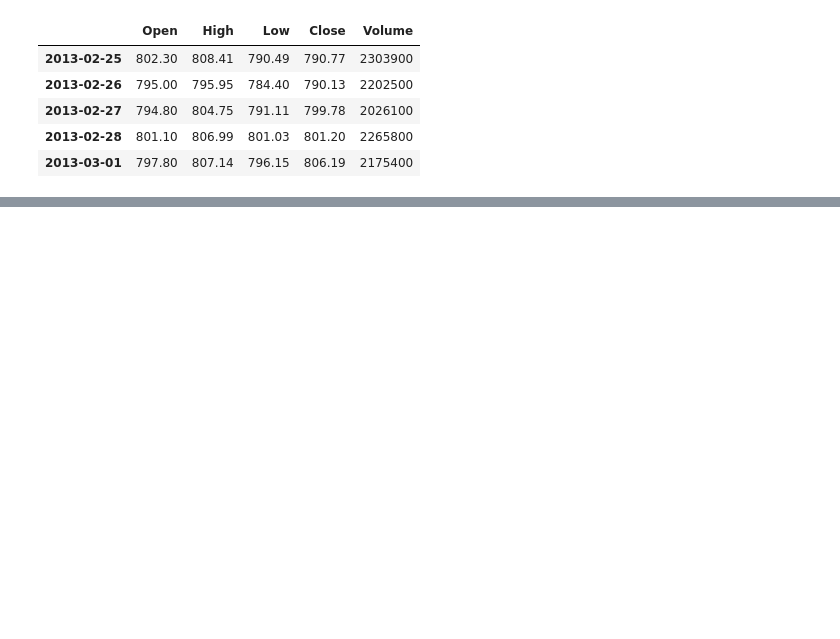
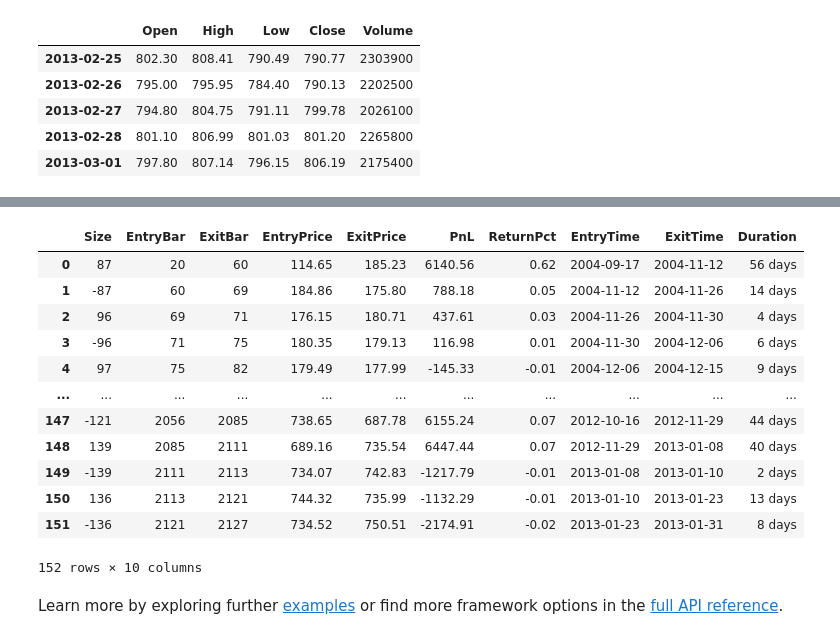
Before and after one commit to kernc/backtesting.py, a Jupyter notebook: doc/examples/Quick Start User Guide.ipynb, the cells around one changed output, grey strips where cells are left out. Saved outputs shown, nothing was run; the diff lists cells and outputs as text; code cells hidden in the pictures; blank space fills up the shorter version.

Commit message:
DOC: Update docs and examples

```diff
--- a/doc/examples/Quick Start User Guide.ipynb
+++ b/doc/examples/Quick Start User Guide.ipynb
@@ -121,7 +139,8 @@ Let's see how our strategy performs on historical Google data. We begin with 10,
 from backtesting import Backtest
 
 bt = Backtest(GOOG, SmaCross, cash=10000, commission=.002)
-bt.run()
+stats = bt.run()
+stats
 # %% [output]
 Start                     2004-08-19 00:00:00
 End                       2013-03-01 00:00:00
@@ -170,6 +184,7 @@ method with each parameter a keyword argument pointing to its pool of values to
 stats = bt.optimize(n1=range(5, 30, 5),
                     n2=range(10, 70, 5),
                     maximize='Equity Final [$]',
-                    constraint=lambda p: p.n1 < p.n2)
+                    constraint=lambda param: param.n1 < param.n2)
+stats
 # %% [output]
 [interactive output not drawn]
@@ -215,0 +259,21 @@ or find more program options in the
+# %%
+stats['_trades']  # Contains individual trade data
+# %% [output]
+|  | Size | EntryBar | ExitBar | EntryPrice | ExitPrice | PnL | ReturnPct | EntryTime | ExitTime | Duration |
+| 0 | 87 | 20 | 60 | 114.65 | 185.23 | 6140.56 | 0.62 | 2004-09-17 | 2004-11-12 | 56 days |
+| 1 | -87 | 60 | 69 | 184.86 | 175.80 | 788.18 | 0.05 | 2004-11-12 | 2004-11-26 | 14 days |
+| 2 | 96 | 69 | 71 | 176.15 | 180.71 | 437.61 | 0.03 | 2004-11-26 | 2004-11-30 | 4 days |
+| 3 | -96 | 71 | 75 | 180.35 | 179.13 | 116.98 | 0.01 | 2004-11-30 | 2004-12-06 | 6 days |
+| 4 | 97 | 75 | 82 | 179.49 | 177.99 | -145.33 | -0.01 | 2004-12-06 | 2004-12-15 | 9 days |
+| ... | ... | ... | ... | ... | ... | ... | ... | ... | ... | ... |
+| 147 | -121 | 2056 | 2085 | 738.65 | 687.78 | 6155.24 | 0.07 | 2012-10-16 | 2012-11-29 | 44 days |
+| 148 | 139 | 2085 | 2111 | 689.16 | 735.54 | 6447.44 | 0.07 | 2012-11-29 | 2013-01-08 | 40 days |
+| 149 | -139 | 2111 | 2113 | 734.07 | 742.83 | -1217.79 | -0.01 | 2013-01-08 | 2013-01-10 | 2 days |
+| 150 | 136 | 2113 | 2121 | 744.32 | 735.99 | -1132.29 | -0.01 | 2013-01-10 | 2013-01-23 | 13 days |
+| 151 | -136 | 2121 | 2127 | 734.52 | 750.51 | -2174.91 | -0.02 | 2013-01-23 | 2013-01-31 | 8 days |
+152 rows × 10 columns
+# %% [markdown]
+Learn more by exploring further
+[examples](https://kernc.github.io/backtesting.py/doc/backtesting/index.html#tutorials)
+or find more framework options in the
+[full API reference](https://kernc.github.io/backtesting.py/doc/backtesting/index.html#header-submodules).
```
Also changed, not shown: parts of 25 cells of this notebook, 11 other files.
